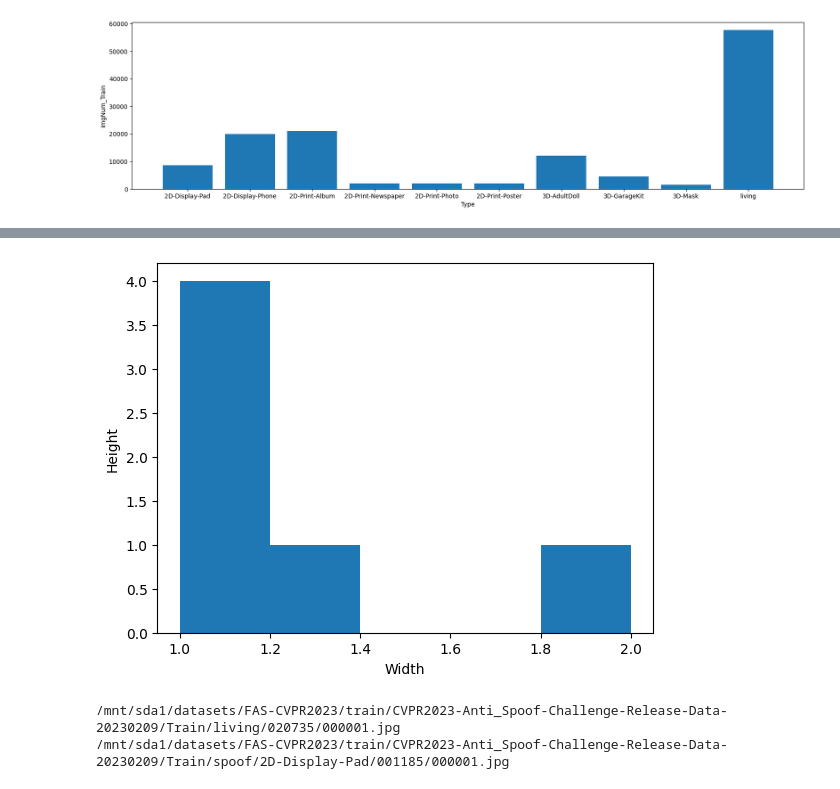
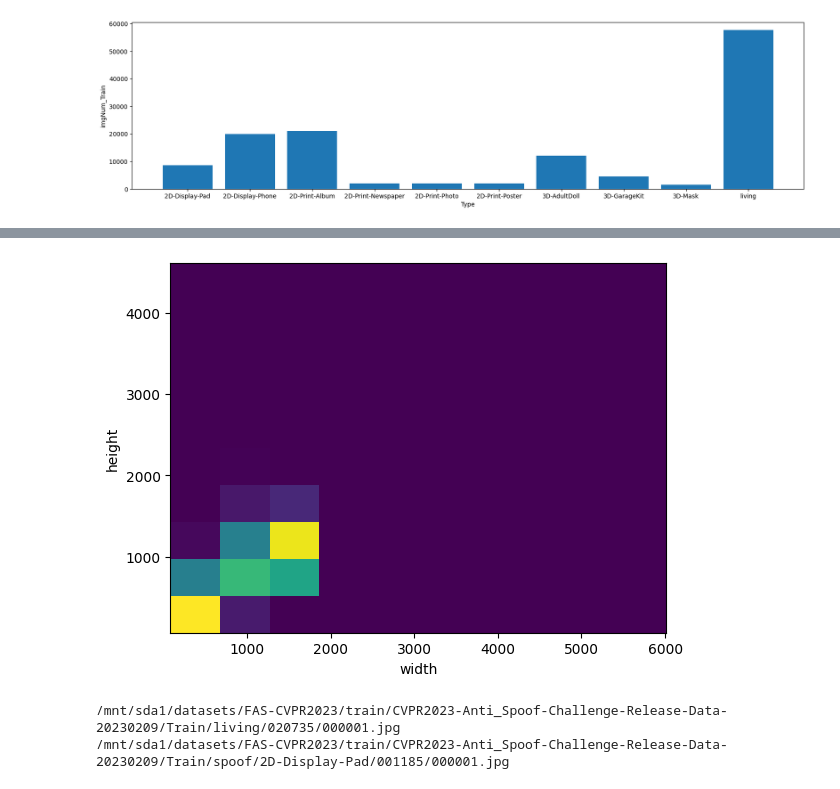
Before and after one commit to tiamo405/fas-cvpr2023, a Jupyter notebook: review.ipynb, the cells around one changed output, grey strips where cells are left out. Saved outputs shown, nothing was run; the diff lists cells and outputs as text; code cells hidden in the pictures.

```diff
--- a/review.ipynb
+++ b/review.ipynb
@@ -82,10 +96,22 @@ ValueError: invalid literal for int() with base 10: '('
-# %%
-plt.hist([1.1,1.2,1,1.1,2,1.1], bins=5)
-plt.xlabel('Width')
-plt.ylabel('Height')
-plt.show()
-# %% [output]
-[figure, removed]
+# %%
+def thongke_rate() :
+    df = pd.read_csv('data/csv/sizeTrain.csv')
+    sizes_image = df['sizes_image']
+    height = []
+    width = []
+    rate = []
+    for i in range(len(df)) :
+        size_imgH = int(sizes_image[i].split(',')[0][1:])
+        size_imgW = int(sizes_image[i].split(',')[1][1:-1])
+        height.append(size_imgH)
+        width.append(size_imgW)
+    plt.hist2d(x = width, y = height, bins=10)
+    plt.xlabel('width')
+    plt.ylabel('height')
+    plt.show()
+thongke_rate()
+# %% [output]
+[figure, added]
 # %%
 df = pd.read_csv('data/csv/all_image.csv')
 path_image_not_train = []
```
Also changed, not shown: parts of 9 cells of this notebook, 5 other files.
